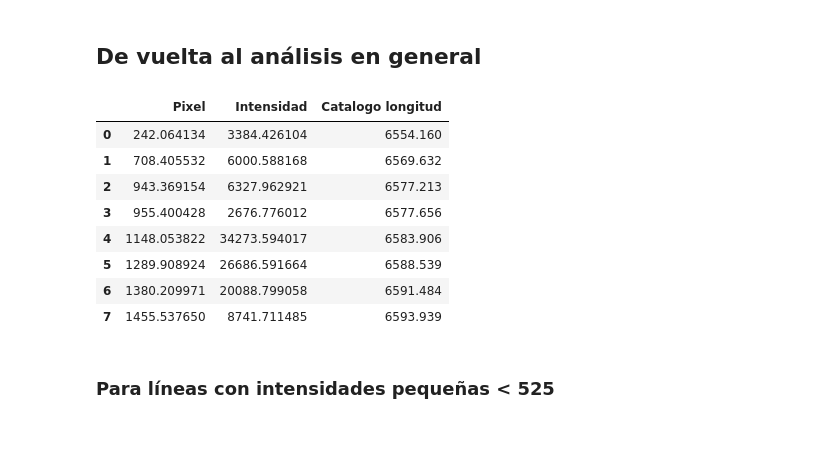
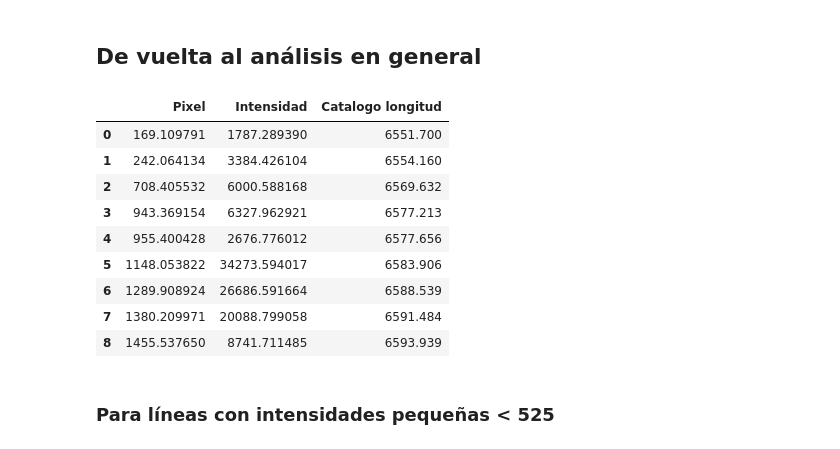
Before and after one commit to ccuellarn/Torium-Operation, a Jupyter notebook: Data/Th 6565/Analisis_6565.ipynb, the cells around one changed output. Saved outputs shown, nothing was run; the diff lists cells and outputs as text; code cells hidden in the pictures.

```diff
--- a/Data/Th 6565/Analisis_6565.ipynb
+++ b/Data/Th 6565/Analisis_6565.ipynb
@@ -244,23 +250,24 @@ Cal(l,param)
 ## De vuelta al análisis en general
 # %%
 #Longitudes de onda sospechosas de ser de diferente orden únicamente
-PixSus_1 = [169,196,302,328,385,455,539,640,809, 1233]
+PixSus_1 = [196,302,328,385,455,539,640,809, 1233]
 marker_x,marker_y, index_x,index_y,anotaciones = DataCatalogue(PixSus_1,marker_x,marker_y, index_x,index_y,anotaciones)
 
 #Longitudes de onda observadas en el catalogo, ingreso manual
-catalog_long = [6554.160, 6569.632, 6577.213, 6577.656, 6583.906, 6588.539, 6591.484, 6593.939]
+catalog_long = [6551.70, 6554.160, 6569.632, 6577.213, 6577.656, 6583.906, 6588.539, 6591.484, 6593.939]
 DataFit_1 = MakeDataFrame(len(marker_x),catalog_long,index_x, index_y)
 DataFit_1
 # %% [output]
 |  | Pixel | Intensidad | Catalogo longitud |
-| 0 | 242.064134 | 3384.426104 | 6554.160 |
-| 1 | 708.405532 | 6000.588168 | 6569.632 |
-| 2 | 943.369154 | 6327.962921 | 6577.213 |
-| 3 | 955.400428 | 2676.776012 | 6577.656 |
-| 4 | 1148.053822 | 34273.594017 | 6583.906 |
-| 5 | 1289.908924 | 26686.591664 | 6588.539 |
-| 6 | 1380.209971 | 20088.799058 | 6591.484 |
-| 7 | 1455.537650 | 8741.711485 | 6593.939 |
+| 0 | 169.109791 | 1787.289390 | 6551.700 |
+| 1 | 242.064134 | 3384.426104 | 6554.160 |
+| 2 | 708.405532 | 6000.588168 | 6569.632 |
+| 3 | 943.369154 | 6327.962921 | 6577.213 |
+| 4 | 955.400428 | 2676.776012 | 6577.656 |
+| 5 | 1148.053822 | 34273.594017 | 6583.906 |
+| 6 | 1289.908924 | 26686.591664 | 6588.539 |
+| 7 | 1380.209971 | 20088.799058 | 6591.484 |
+| 8 | 1455.537650 | 8741.711485 | 6593.939 |
 # %% [markdown]
 ### Para líneas con intensidades pequeñas < 525
 # %%
```
Also changed, not shown: parts of 7 cells of this notebook, 12 other files.
